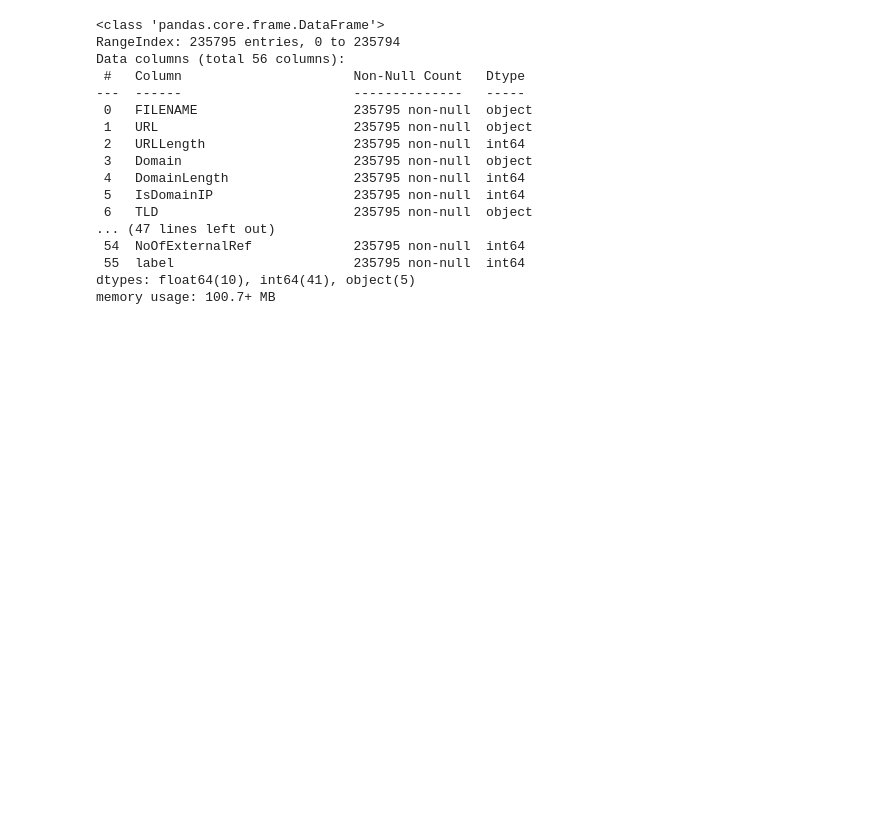
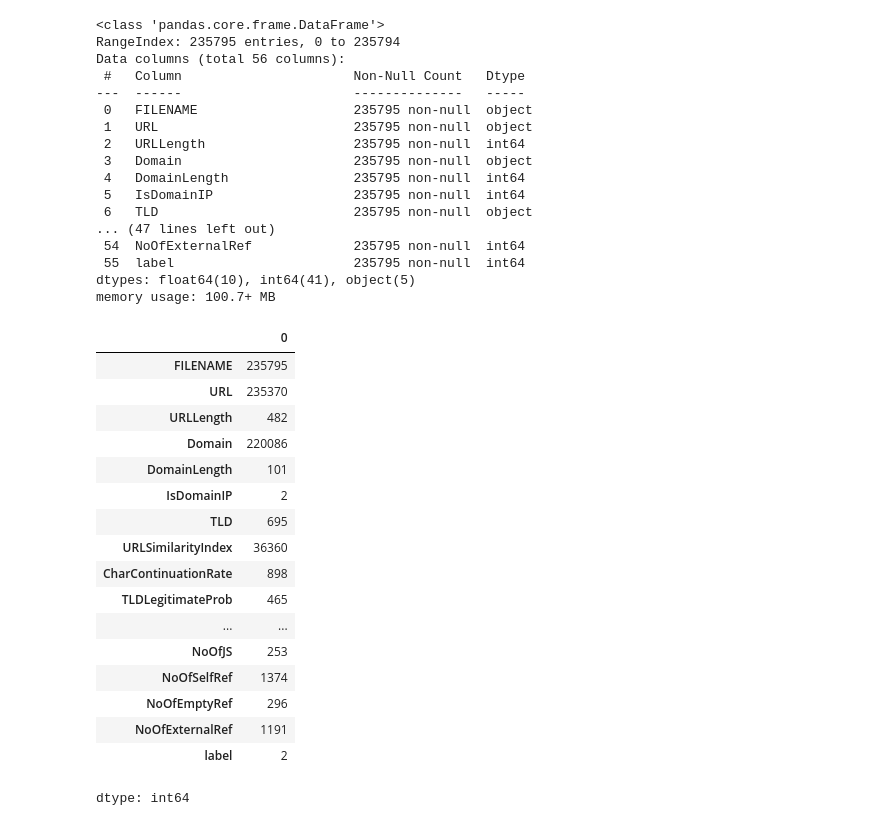
Before and after one commit to gerryfrank10/AI2025, a Jupyter notebook: DPA_PHISHING_URL.ipynb, the cells around one changed output. Cells and saved outputs as stored; diff of their text form; code cells hidden in the pictures; blank space fills up the shorter version.

```diff
--- a/DPA_PHISHING_URL.ipynb
+++ b/DPA_PHISHING_URL.ipynb
@@ -169,4 +169,26 @@ Data columns (total 56 columns):
  55  label                       235795 non-null  int64
 dtypes: float64(10), int64(41), object(5)
 memory usage: 100.7+ MB
+# %%
+# Getting Unique Values
+data.nunique()
+# %% [output]
+|  | 0 |
+| FILENAME | 235795 |
+| URL | 235370 |
+| URLLength | 482 |
+| Domain | 220086 |
+| DomainLength | 101 |
+| IsDomainIP | 2 |
+| TLD | 695 |
+| URLSimilarityIndex | 36360 |
+| CharContinuationRate | 898 |
+| TLDLegitimateProb | 465 |
+| ... | ... |
+| NoOfJS | 253 |
+| NoOfSelfRef | 1374 |
+| NoOfEmptyRef | 296 |
+| NoOfExternalRef | 1191 |
+| label | 2 |
+dtype: int64
 # %%
```
Also changed, not shown: parts of 15 cells of this notebook.
